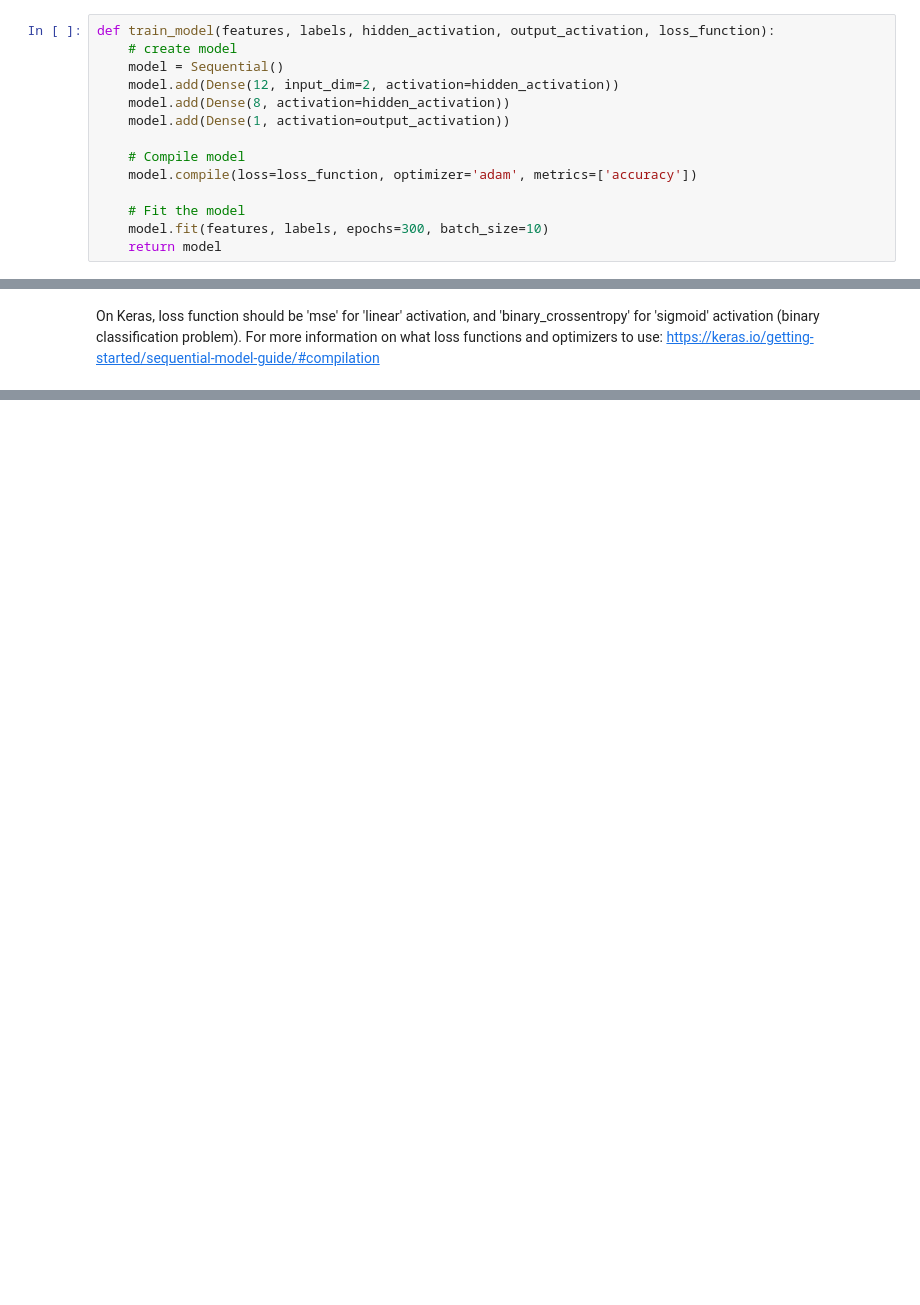
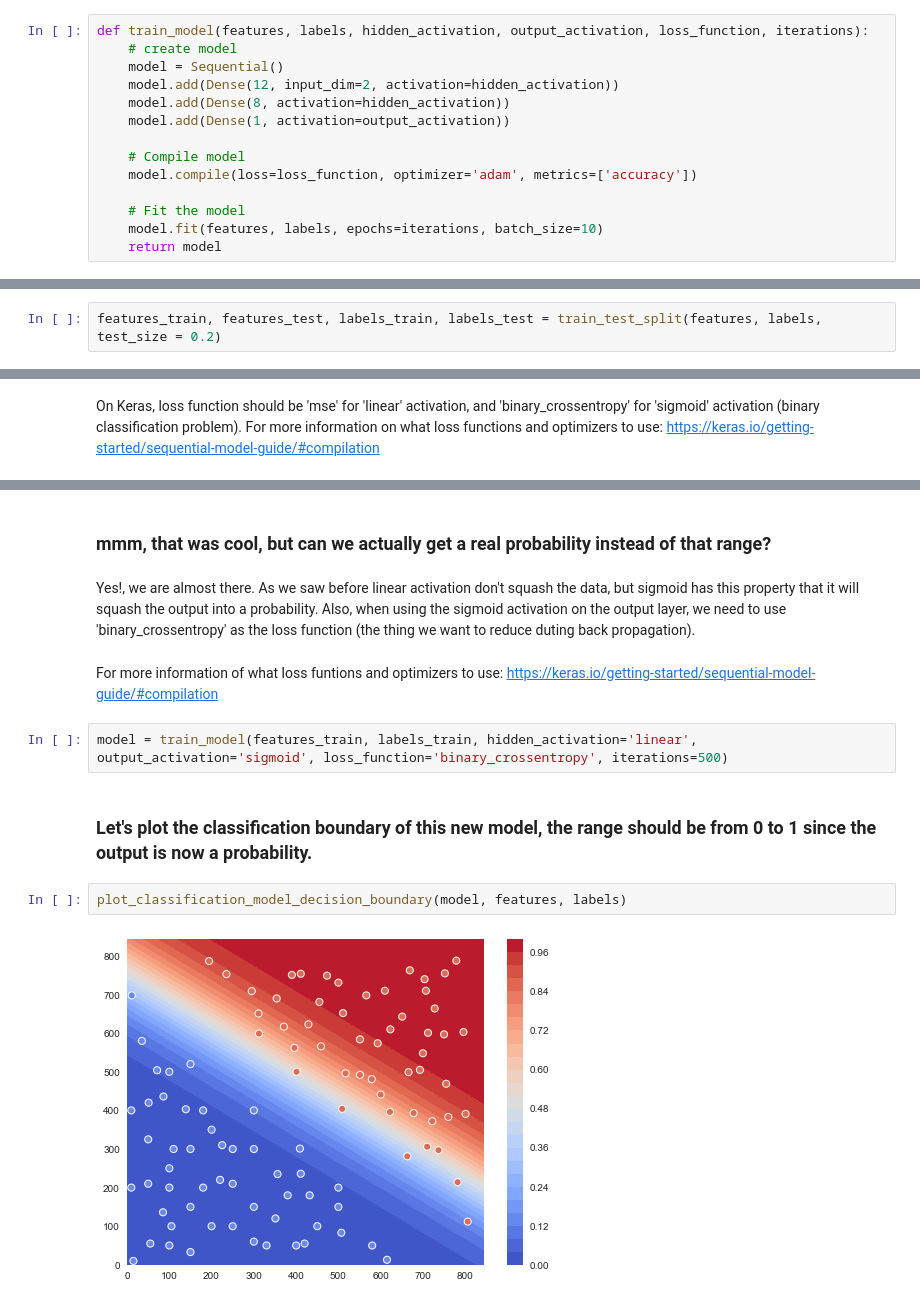
Before and after one commit to gyan-garcia/ML_Training, a Jupyter notebook: ann_linear_classification.ipynb, the cells around one changed output, grey strips where cells are left out. Saved outputs shown, nothing was run; the diff lists cells and outputs as text; blank space fills up the shorter version.

Commit message:
Updating the linear classification problem

```diff
--- a/ann_linear_classification.ipynb
+++ b/ann_linear_classification.ipynb
@@ -44,5 +45,5 @@ def plot_classification_model_decision_boundary(model, features, labels):
 # %%
-def train_model(features, labels, hidden_activation, output_activation, loss_function):
+def train_model(features, labels, hidden_activation, output_activation, loss_function, iterations):
     # create model
     model = Sequential()
     model.add(Dense(12, input_dim=2, activation=hidden_activation))
@@ -53,7 +54,7 @@ def train_model(features, labels, hidden_activation, output_activation, loss_fun
     model.compile(loss=loss_function, optimizer='adam', metrics=['accuracy'])
 
     # Fit the model
-    model.fit(features, labels, epochs=300, batch_size=10)
+    model.fit(features, labels, epochs=iterations, batch_size=10)
     return model
 # %%
 # fix random seed for reproducibility
@@ -69 +74,3 @@ plot_dataset(features, labels)
+# %%
+features_train, features_test, labels_train, labels_test = train_test_split(features, labels, test_size = 0.2)
 # %% [markdown]
@@ -79,0 +95,14 @@ plot_classification_model_decision_boundary(model, features, labels)
+# %% [markdown]
+### mmm, that was cool, but can we actually get a real probability instead of that range?
+# %% [markdown]
+Yes!, we are almost there. As we saw before linear activation don't squash the data, but sigmoid has this property that it will squash the output into a probability. Also, when using the sigmoid activation on the output layer, we need to use 'binary_crossentropy' as the loss function (the thing we want to reduce duting back propagation).
+# %% [markdown]
+For more information of what loss funtions and optimizers to use: https://keras.io/getting-started/sequential-model-guide/#compilation
+# %%
+model = train_model(features_train, labels_train, hidden_activation='linear', output_activation='sigmoid', loss_function='binary_crossentropy', iterations=500)
+# %% [markdown]
+### Let's plot the classification boundary of this new model, the range should be from 0 to 1 since the output is now a probability.
+# %%
+plot_classification_model_decision_boundary(model, features, labels)
+# %% [output]
+[figure, added]
```
Also changed, not shown: parts of 29 cells of this notebook, 1 other file.
